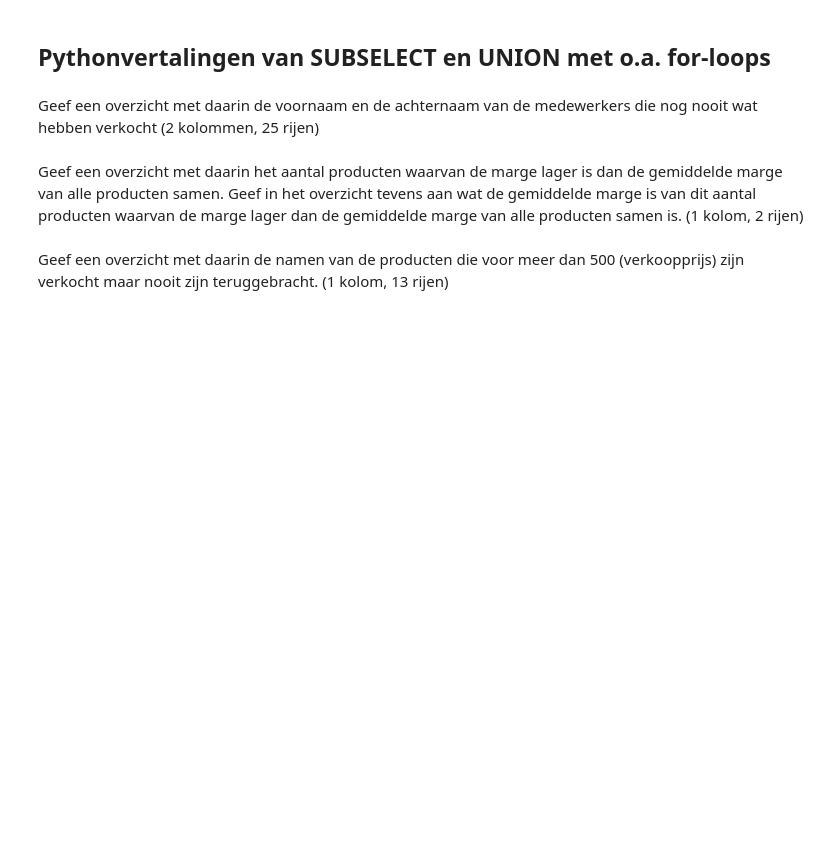
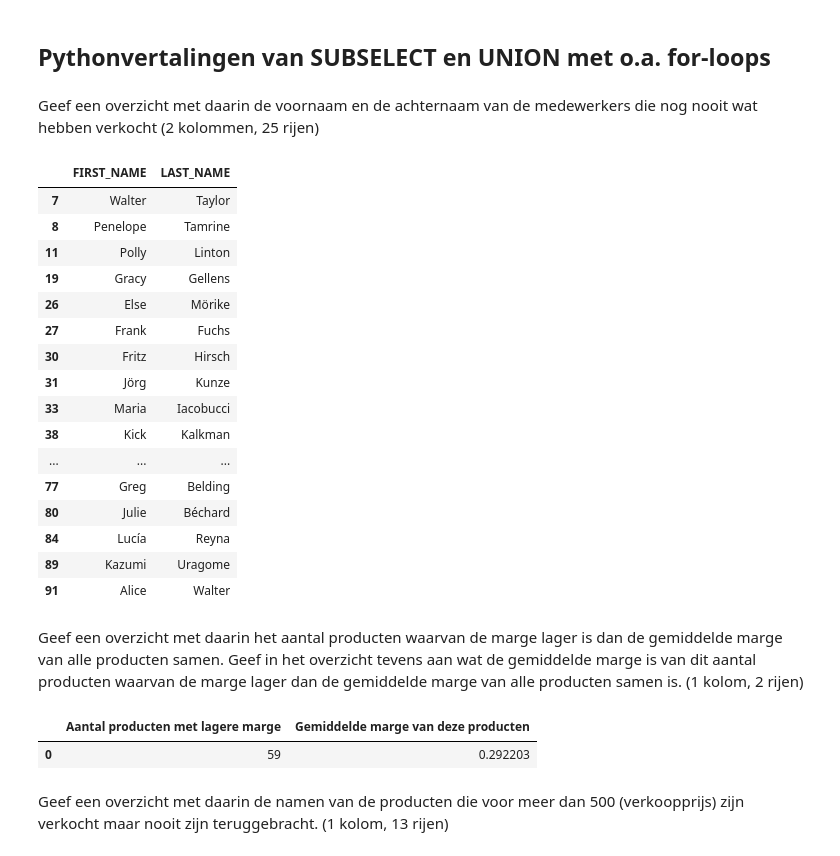
Before and after one commit to troykort/DaD, a Jupyter notebook: Practicum_2.3_Opdracht/Practicum_2.3_Opdrachten.ipynb, the cells around one changed output. Cells and saved outputs as stored; diff of their text form; code cells hidden in the pictures; blank space fills up the shorter version.

```diff
--- a/Practicum_2.3_Opdracht/Practicum_2.3_Opdrachten.ipynb
+++ b/Practicum_2.3_Opdracht/Practicum_2.3_Opdrachten.ipynb
@@ -389,7 +454,43 @@ Geef een overzicht met daarin per land de naam van het land, de naam van de stad
 ## Pythonvertalingen van SUBSELECT en UNION met o.a. for-loops
 # %% [markdown]
 Geef een overzicht met daarin de voornaam en de achternaam van de medewerkers die nog nooit wat hebben verkocht (2 kolommen, 25 rijen)
+# %%
+no_sales_staff = sales_staff[~sales_staff['SALES_STAFF_CODE'].isin(order_header['SALES_STAFF_CODE'])]
+result = no_sales_staff[['FIRST_NAME', 'LAST_NAME']]
+result
+# %% [output]
+|  | FIRST_NAME | LAST_NAME |
+| 7 | Walter | Taylor |
+| 8 | Penelope | Tamrine |
+| 11 | Polly | Linton |
+| 19 | Gracy | Gellens |
+| 26 | Else | Mörike |
+| 27 | Frank | Fuchs |
+| 30 | Fritz | Hirsch |
+| 31 | Jörg | Kunze |
+| 33 | Maria | Iacobucci |
+| 38 | Kick | Kalkman |
+| ... | ... | ... |
+| 77 | Greg | Belding |
+| 80 | Julie | Béchard |
+| 84 | Lucía | Reyna |
+| 89 | Kazumi | Uragome |
+| 91 | Alice | Walter |
 # %% [markdown]
 Geef een overzicht met daarin het aantal producten waarvan de marge lager is dan de gemiddelde marge van alle producten samen. Geef in het overzicht tevens aan wat de gemiddelde marge is van dit aantal producten waarvan de marge lager dan de gemiddelde marge van alle producten samen is. (1 kolom, 2 rijen)
+# %%
+gemiddelde_marge = product['MARGIN'].mean()
+producten_met_lagere_marge = product[product['MARGIN'] < gemiddelde_marge]
+aantal_producten_met_lagere_marge = producten_met_lagere_marge.shape[0]
+gemiddelde_marge_lagere_producten = producten_met_lagere_marge['MARGIN'].mean()
+
+overzicht = pd.DataFrame({
+    'Aantal producten met lagere marge': [aantal_producten_met_lagere_marge],
+    'Gemiddelde marge van deze producten': [gemiddelde_marge_lagere_producten]
+})
+overzicht
+# %% [output]
+|  | Aantal producten met lagere marge | Gemiddelde marge van deze producten |
+| 0 | 59 | 0.292203 |
 # %% [markdown]
 Geef een overzicht met daarin de namen van de producten die voor meer dan 500 (verkoopprijs) zijn verkocht maar nooit zijn teruggebracht. (1 kolom, 13 rijen)
```
Also changed, not shown: parts of 9 cells of this notebook.
